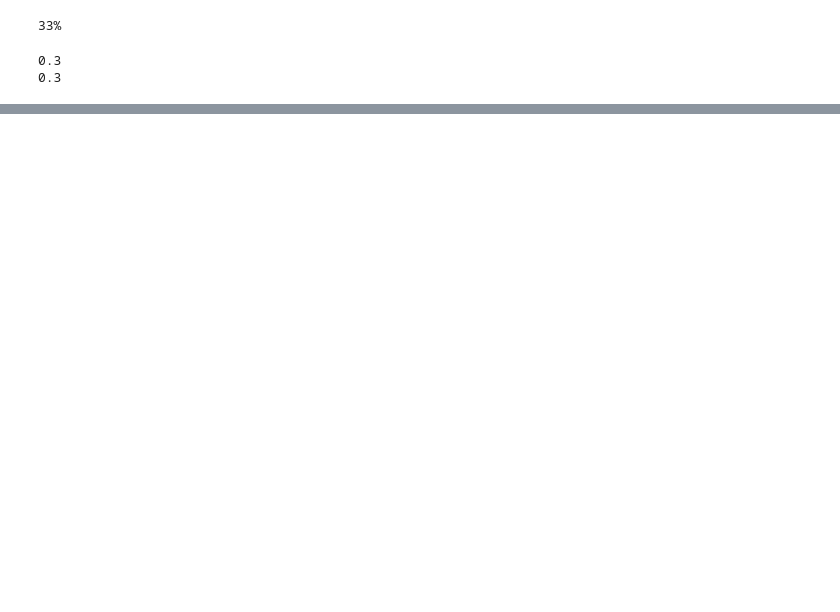
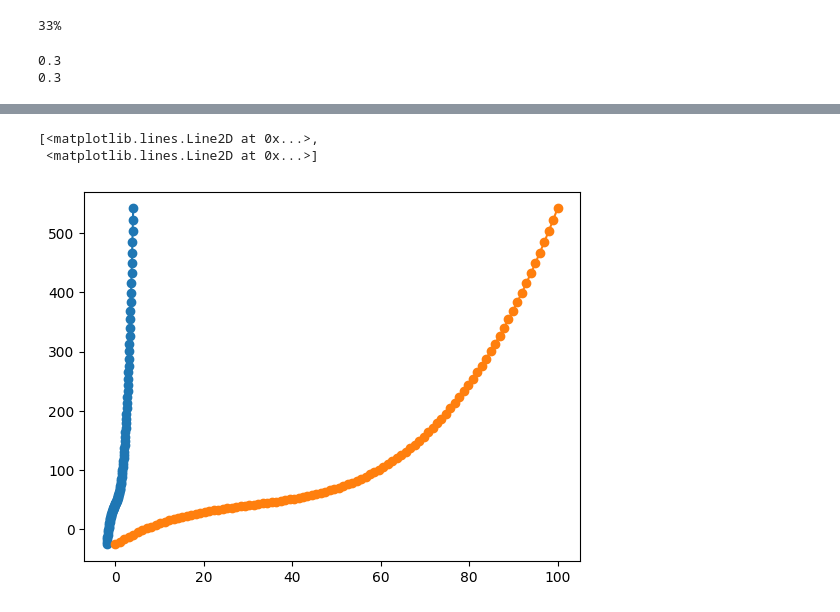
Before and after one commit to jasonrichdarmawan/p1-g1, a Jupyter notebook: playground.ipynb, the cells around one changed output, grey strips where cells are left out. Saved outputs shown, nothing was run; the diff lists cells and outputs as text; code cells hidden in the pictures; blank space fills up the shorter version.

```diff
--- a/playground.ipynb
+++ b/playground.ipynb
@@ -64,0 +117,16 @@ print("{0:.1f}".format(mean_absolute_percentage_error(y_true=y_true, y_pred=y_pr
+# %%
+import pandas as pd
+
+X = pd.DataFrame({ 'X1': np.linspace(-2,4  ,100),
+                   'X2': np.linspace( 0,100,100) })
+# try to modify the intercept
+# try to modify the coefficient
+y = 2*X['X1']**3 + 3*X['X1']**2 + 4*X['X1']**3 + 1*X['X2'] + 10
+
+plt.scatter(X['X1'], y)
+plt.scatter(X['X2'], y)
+plt.plot(X, y)
+# %% [output]
+[<matplotlib.lines.Line2D at 0x...>,
+ <matplotlib.lines.Line2D at 0x...>]
+[figure, added]
```
Also changed, not shown: parts of 7 cells of this notebook.
